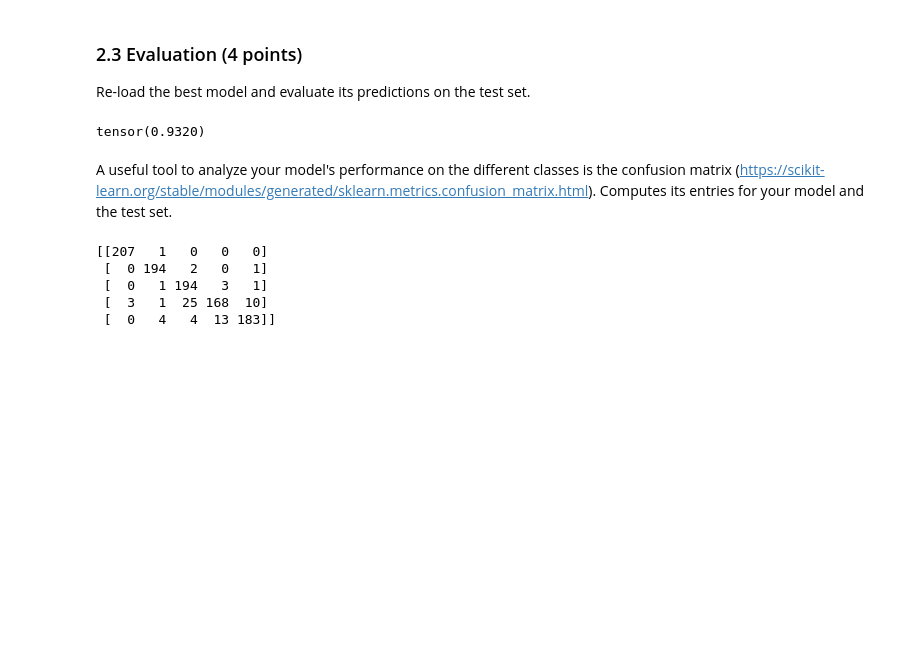
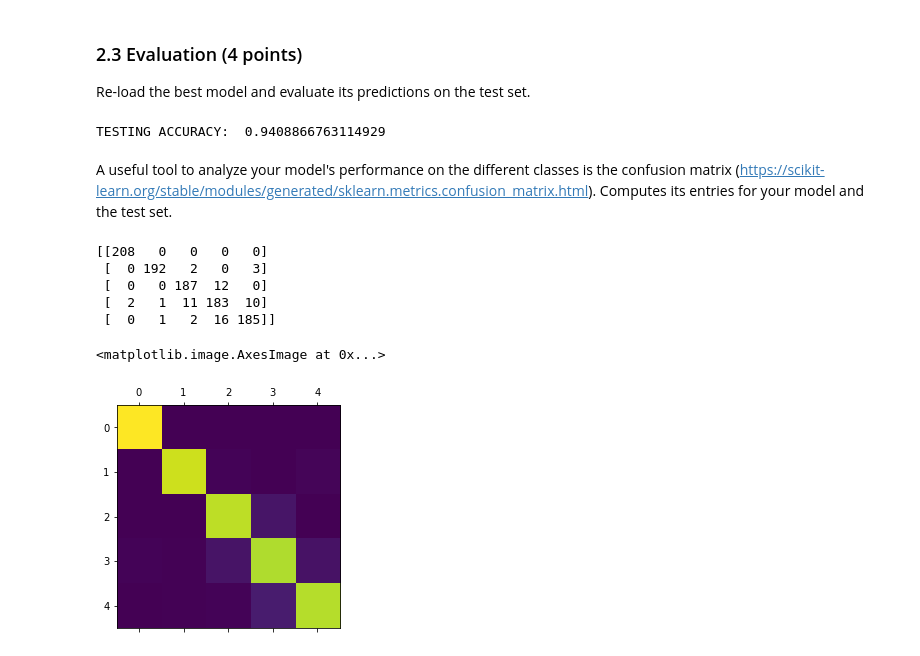
Before and after one commit to beckersven/iapr, a Jupyter notebook: labs/lab_03_classification.ipynb, the cells around one changed output. Saved outputs shown, nothing was run; the diff lists cells and outputs as text; code cells hidden in the pictures; blank space fills up the shorter version.

```diff
--- a/labs/lab_03_classification.ipynb
+++ b/labs/lab_03_classification.ipynb
@@ -527,25 +538,28 @@ def evaluate(best_model_weights, loader):
 
 
 test_acc, test_full_outputs, test_full_labels, test_full_paths = evaluate(best_model_weights, test_loader)
-print(test_acc)
+print("TESTING ACCURACY: ", float(test_acc))
 # %% [output]
-tensor(0.9320)
+TESTING ACCURACY:  0.9408866763114929
 # %% [markdown]
 A useful tool to analyze your model's performance on the different classes is the confusion matrix (https://scikit-learn.org/stable/modules/generated/sklearn.metrics.confusion_matrix.html). Computes its entries for your model and the test set.
 # %%
 # Display the confusion matrix
 
 from sklearn.metrics import confusion_matrix
 
 classes=[0, 1, 2, 3, 4]
 _, test_full_predicted = torch.max(F.softmax(test_full_outputs).data, dim=1)
 
 
 cm = confusion_matrix(test_full_labels, test_full_predicted, labels=classes)
 print(cm)
+plt.matshow(cm)
 # %% [output]
-[[207   1   0   0   0]
- [  0 194   2   0   1]
- [  0   1 194   3   1]
- [  3   1  25 168  10]
- [  0   4   4  13 183]]
+[[208   0   0   0   0]
+ [  0 192   2   0   3]
+ [  0   0 187  12   0]
+ [  2   1  11 183  10]
+ [  0   1   2  16 185]]
+<matplotlib.image.AxesImage at 0x...>
+[figure, added]
```
Also changed, not shown: parts of 7 cells of this notebook.
